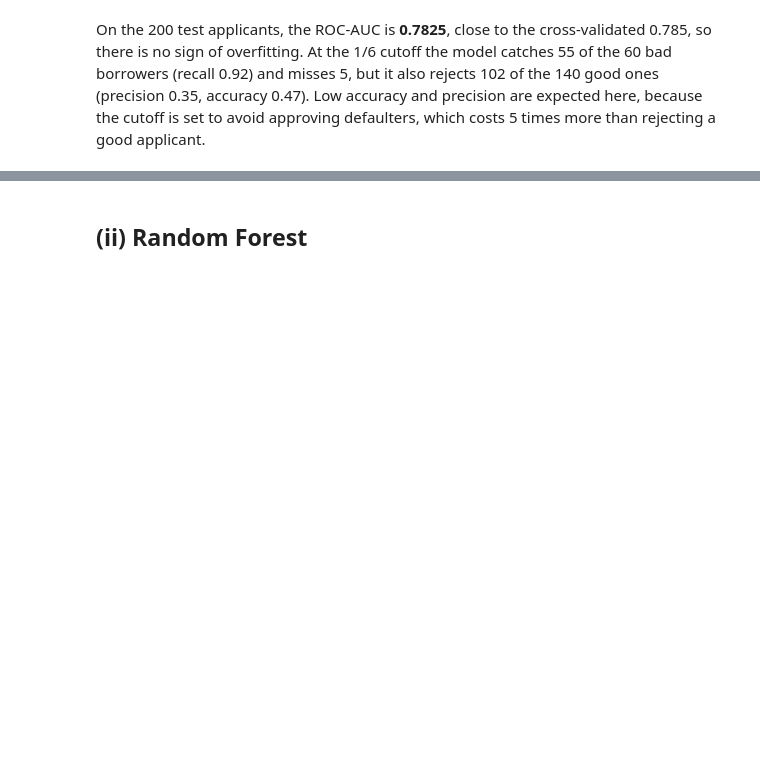
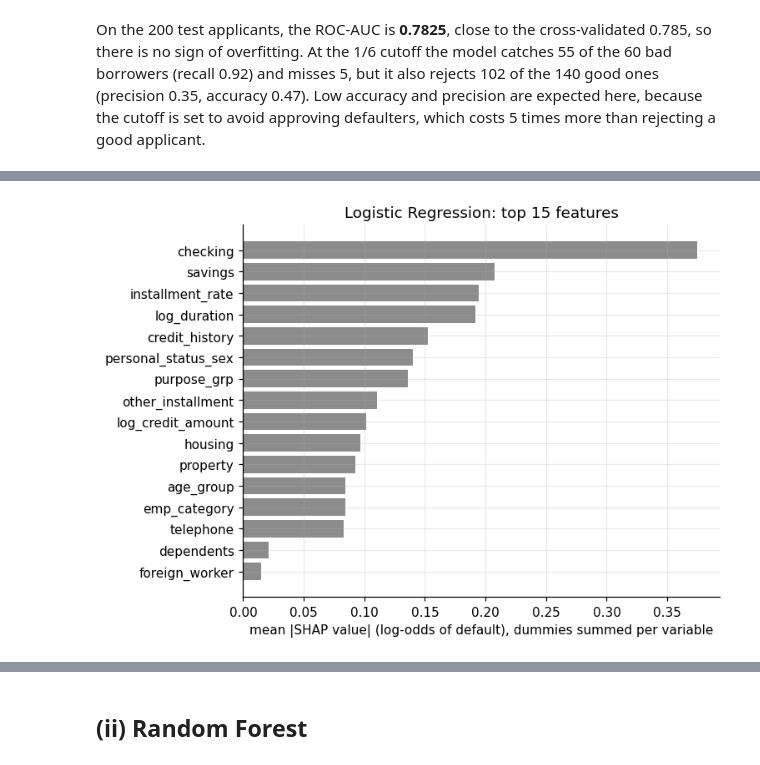
Before and after one commit to chrisgoh9/dseqf4212-group8, a Jupyter notebook: dseqf4212-group8.ipynb, the cells around one changed output, grey strips where cells are left out. Drawn from its saved outputs; the diff is of its cells as text; code cells hidden in the pictures; blank space fills up the shorter version.

```diff
--- a/dseqf4212-group8.ipynb
+++ b/dseqf4212-group8.ipynb
@@ -785,0 +803,16 @@ Name: cost per applicant, dtype: float64
+# %%
+# Map every column to its original variable (same rule as the backward elimination: exact name or name_level)
+group_of_lr = {c: next(v for v in num_features_lr + cat_features_lr if c == v or c.startswith(v + "_"))
+               for c in feat_names_lr}
+
+shap_df_lr = pd.DataFrame(sv_lr.values, columns=feat_names_lr)
+shap_group_lr = shap_df_lr.T.groupby(group_of_lr).sum().T         # one column per original variable
+group_importance_lr = shap_group_lr.abs().mean().sort_values()
+
+fig, ax = plt.subplots(figsize=(7, 5))
+ax.barh(group_importance_lr.index, group_importance_lr.values, color=C_NEUTRAL)
+ax.set_xlabel("mean |SHAP value| (log-odds of default), dummies summed per variable")
+ax.set_title("Logistic Regression: top 15 features")
+plt.tight_layout(); plt.show()
+# %% [output]
+[figure, added]
```
Also changed, not shown: parts of 30 cells of this notebook.
